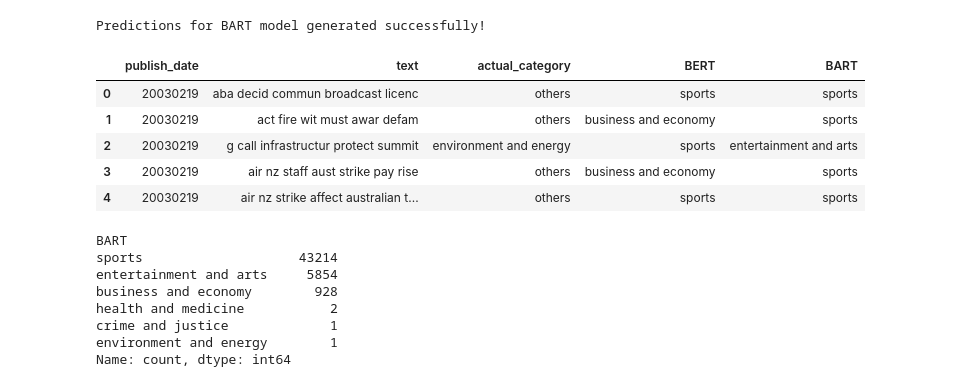
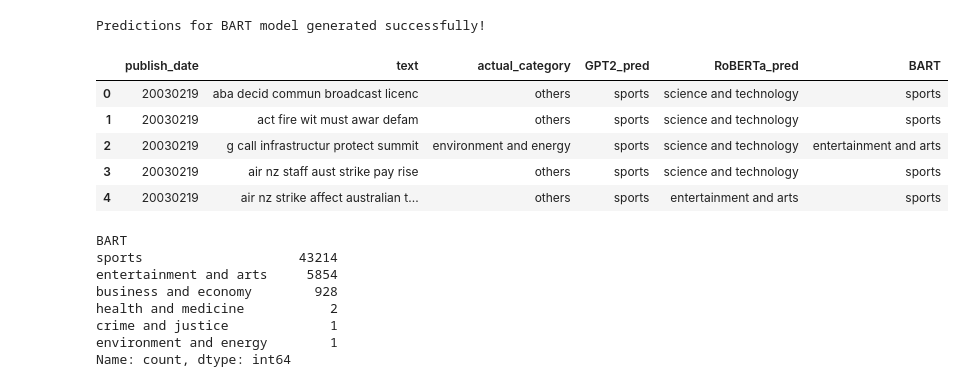
Before and after one commit to zoezhousy/Kaggle_A_Million_News_Headlines, a Jupyter notebook: Classification 1.ipynb, the cells around one changed output. Saved outputs shown, nothing was run; the diff lists cells and outputs as text; code cells hidden in the pictures.

```diff
--- a/Classification 1.ipynb
+++ b/Classification 1.ipynb
@@ -394,14 +342,8 @@ similarities = cosine_similarity(headline_embeddings, category_embeddings)
 predicted_categories = [category_names[idx] for idx in np.argmax(similarities, axis=1)]
 
 # Store results
-model_results['BERT'] = predicted_categories
+data['BERT'] = predicted_categories
 
 print(f"Predictions for BERT model generated successfully!")
 # %% [output]
 Predictions for BERT model generated successfully!
-# %%
-model_results
-
-# statistics of BERT prediction
-data['BERT'] = model_results['BERT']
-data.head()
@@ -486,24 +421,21 @@ similarities = cosine_similarity(headline_embeddings, category_embeddings)
 predicted_categories = [category_names[idx] for idx in np.argmax(similarities, axis=1)]
 
 # Store results
-model_results['BART'] = predicted_categories
+data['BART'] = predicted_categories
 
 print(f"Predictions for BART model generated successfully!")
 # %% [output]
 Predictions for BART model generated successfully!
 # %%
-model_results
-
 # statistics of BERT prediction
-data['BART'] = model_results['BART']
 data.head()
 # %% [output]
-|  | publish_date | text | actual_category | BERT | BART |
-| 0 | 20030219 | aba decid commun broadcast licenc | others | sports | sports |
-| 1 | 20030219 | act fire wit must awar defam | others | business and economy | sports |
-| 2 | 20030219 | g call infrastructur protect summit | environment and energy | sports | entertainment and arts |
-| 3 | 20030219 | air nz staff aust strike pay rise | others | business and economy | sports |
-| 4 | 20030219 | air nz strike affect australian t... | others | sports | sports |
+|  | publish_date | text | actual_category | GPT2_pred | RoBERTa_pred | BART |
+| 0 | 20030219 | aba decid commun broadcast licenc | others | sports | science and technology | sports |
+| 1 | 20030219 | act fire wit must awar defam | others | sports | science and technology | sports |
+| 2 | 20030219 | g call infrastructur protect summit | environment and energy | sports | science and technology | entertainment and arts |
+| 3 | 20030219 | air nz staff aust strike pay rise | others | sports | science and technology | sports |
+| 4 | 20030219 | air nz strike affect australian t... | others | sports | entertainment and arts | sports |
 # %%
 data['BART'].value_counts()
 # %% [output]
```
Also changed, not shown: parts of 14 cells of this notebook, 1 other file.
